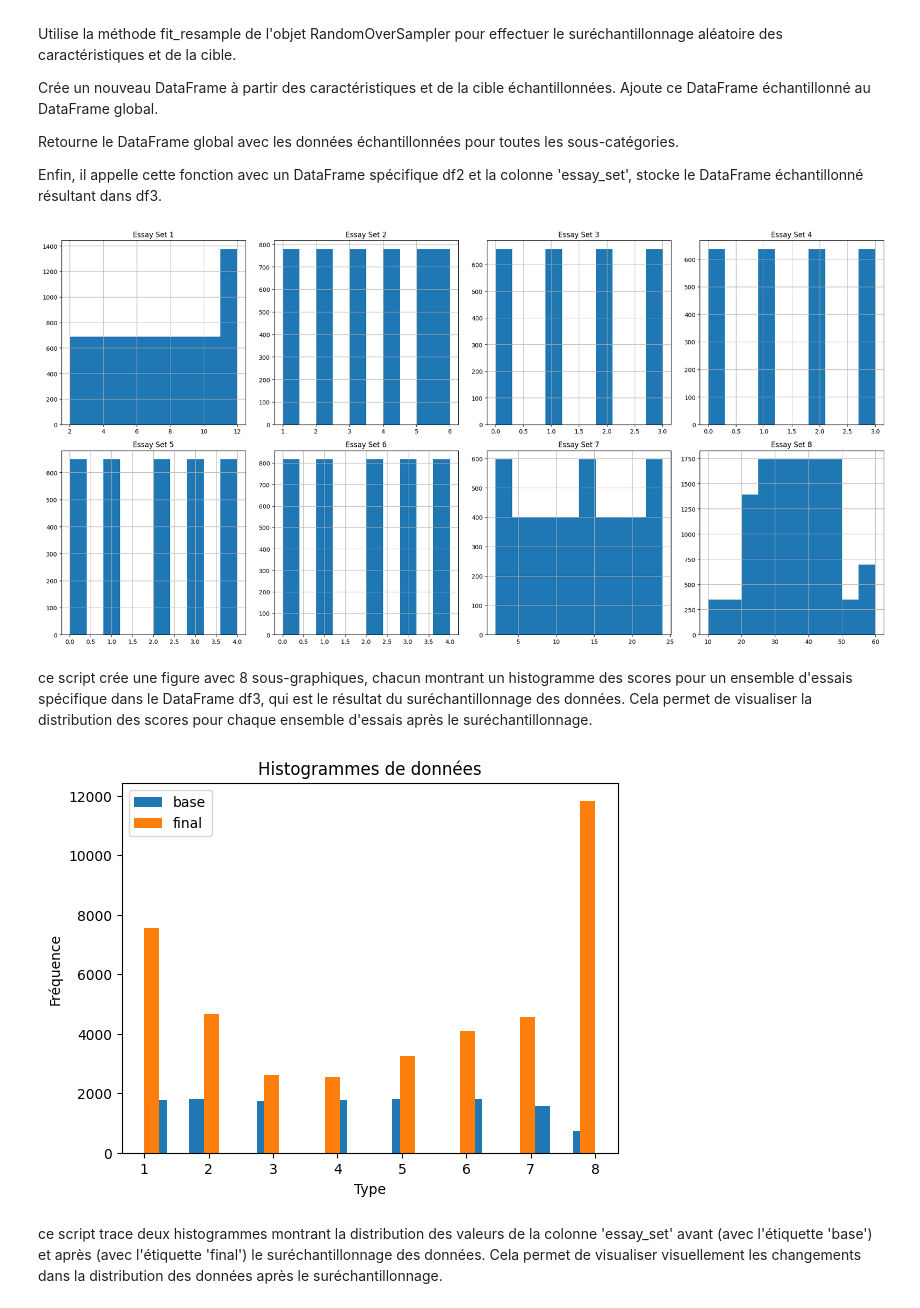
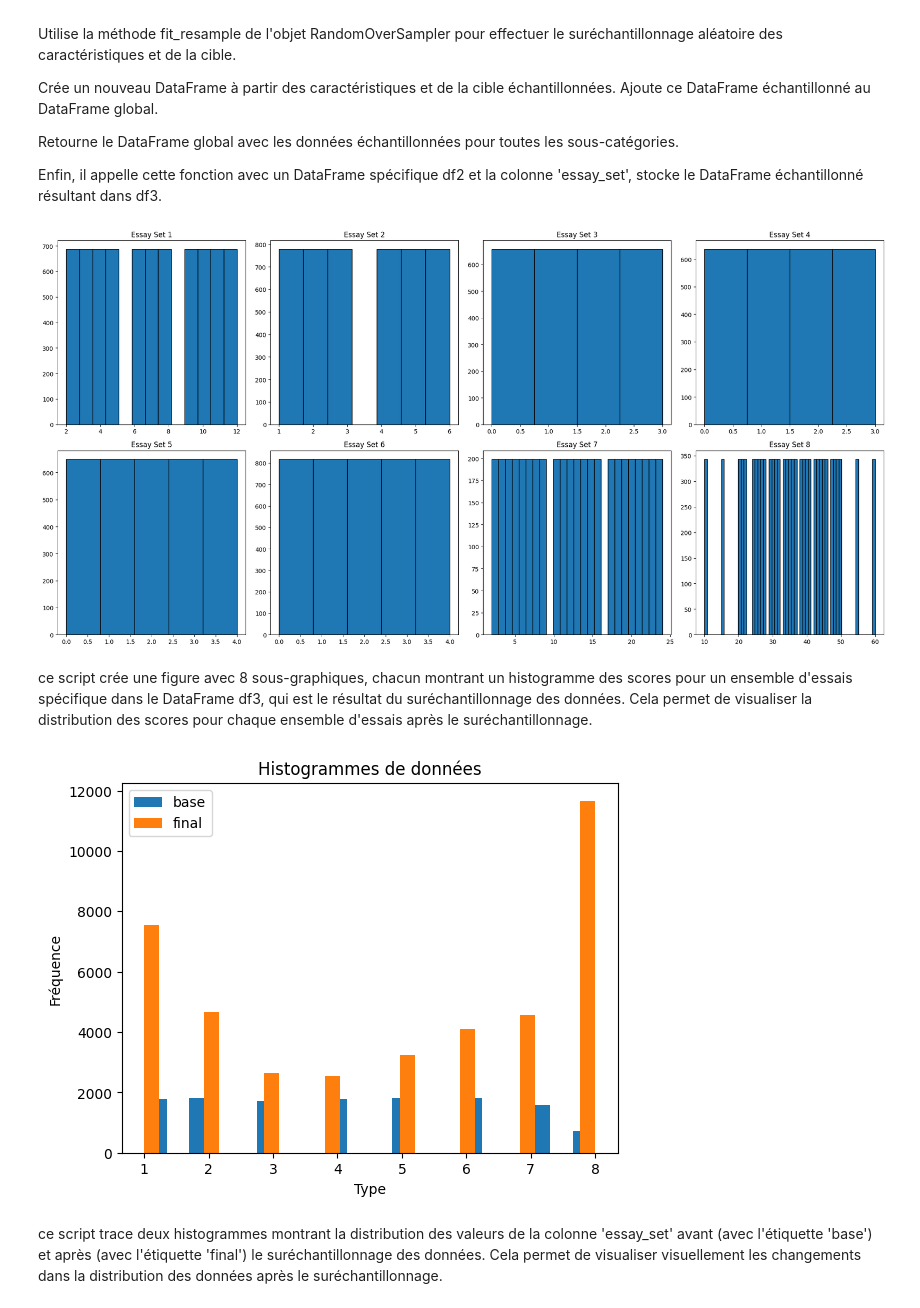
Before and after one commit to Group7-DSTI/ML-project, a Jupyter notebook: Kenneth.ipynb, the cells around one changed output. Drawn from its saved outputs; the diff is of its cells as text; code cells hidden in the pictures.

```diff
--- a/Kenneth.ipynb
+++ b/Kenneth.ipynb
@@ -20,0 +57,34 @@ df
+# %%
+X = df['essay']
+y = df['domain1_score']
+vectorizer = TfidfVectorizer(max_features=10)
+
+X_train= vectorizer.fit_transform(X)
+X_test = vectorizer.transform(validation_data['essay'])
+y_train = y
+y_test = validation_data['predicted_score']
+
+models = {
+    "Linear Regression": LinearRegression(),
+    "Ridge Regression": Ridge(),
+    "Lasso Regression": Lasso(),
+    "Decision Tree": DecisionTreeRegressor(),
+    "Support Vector Machine": SVR(),
+    "K-Nearest Neighbors": KNeighborsRegressor(),
+    "RandomForestRegressor": RandomForestRegressor()
+}
+
+for model_name, model in models.items():
+    print(f"Evaluating {model_name}...")
+    model.fit(X_train, y_train)
+    y_pred = model.predict(X_test)
+    mse = mean_squared_error(y_test, y_pred)
+    r2 = r2_score(y_test, y_pred)
+    score = model.score(X_train, y_train)
+    print('----------------------')
+    print("Metrics:")
+    print(f"MSE: {mse}")
+    print(f"RMSE: {np.sqrt(mse)}")
+    print(f"R²: {r2}")
+    print(f"SCORE: {score}%")
+    print('----------------------\n')
@@ -66,11 +153,11 @@ plt.show()
 # %% [markdown]
 En résumé, ce script trace deux histogrammes montrant la distribution des valeurs de la colonne 'essay_set' avant (avec l'étiquette 'base') et après (avec l'étiquette 'final') les manipulations effectuées sur le DataFrame. Cela permet de visualiser visuellement les changements dans la distribution des données après les manipulation
 # %%
-import matplotlib.pyplot as plt
+max_scores = df2.groupby('essay_set')['domain1_score'].max()
 fig, axs = plt.subplots(2, 4, figsize=(20, 10))
 for i, essay_set_value in enumerate(range(1, 9)):
     ax = axs[i // 4, i % 4]
-    df2['domain1_score'][df2['essay_set'] == essay_set_value].hist(ax=ax)
+    ax.hist(df2['domain1_score'][df2['essay_set'] == essay_set_value], bins=(max_scores[essay_set_value])+1, edgecolor='black')
     ax.set_title(f"Essay Set {essay_set_value}")
 plt.tight_layout()
 plt.show()
@@ -121,20 +202,19 @@ Retourne le DataFrame global avec les données échantillonnées pour toutes les
 
 Enfin, il appelle cette fonction avec un DataFrame spécifique df2 et la colonne 'essay_set', stocke le DataFrame échantillonné résultant dans df3.
 # %%
-import matplotlib.pyplot as plt
+max_scores = df3.groupby('essay_set')['domain1_score'].max()
 fig, axs = plt.subplots(2, 4, figsize=(20, 10))
 for i, essay_set_value in enumerate(range(1, 9)):
     ax = axs[i // 4, i % 4]
-    df3['domain1_score'][df3['essay_set'] == essay_set_value].hist(ax=ax)
+    ax.hist(df3['domain1_score'][df3['essay_set'] == essay_set_value], bins=(max_scores[essay_set_value])+1, edgecolor='black')
     ax.set_title(f"Essay Set {essay_set_value}")
 plt.tight_layout()
 plt.show()
 # %% [output]
-[figure, old version]
+[figure, new version]
 # %% [markdown]
 ce script crée une figure avec 8 sous-graphiques, chacun montrant un histogramme des scores pour un ensemble d'essais spécifique dans le DataFrame df3, qui est le résultat du suréchantillonnage des données. Cela permet de visualiser la distribution des scores pour chaque ensemble d'essais après le suréchantillonnage.
 # %%
-import matplotlib.pyplot as plt
 plt.hist(df['essay_set'], bins=20, alpha=1, label='base')
 plt.hist(df3['essay_set'], bins=30, alpha=1, label='final')
 plt.title('Histogrammes de données')
@@ -143,7 +223,7 @@ plt.ylabel('Fréquence')
 plt.legend()
 plt.show()
 # %% [output]
-[figure, old version]
+[figure, new version]
 # %% [markdown]
 ce script trace deux histogrammes montrant la distribution des valeurs de la colonne 'essay_set' avant (avec l'étiquette 'base') et après (avec l'étiquette 'final') le suréchantillonnage des données. Cela permet de visualiser visuellement les changements dans la distribution des données après le suréchantillonnage.
 # %%
```
Also changed, not shown: parts of 39 cells of this notebook, 1 other file.
